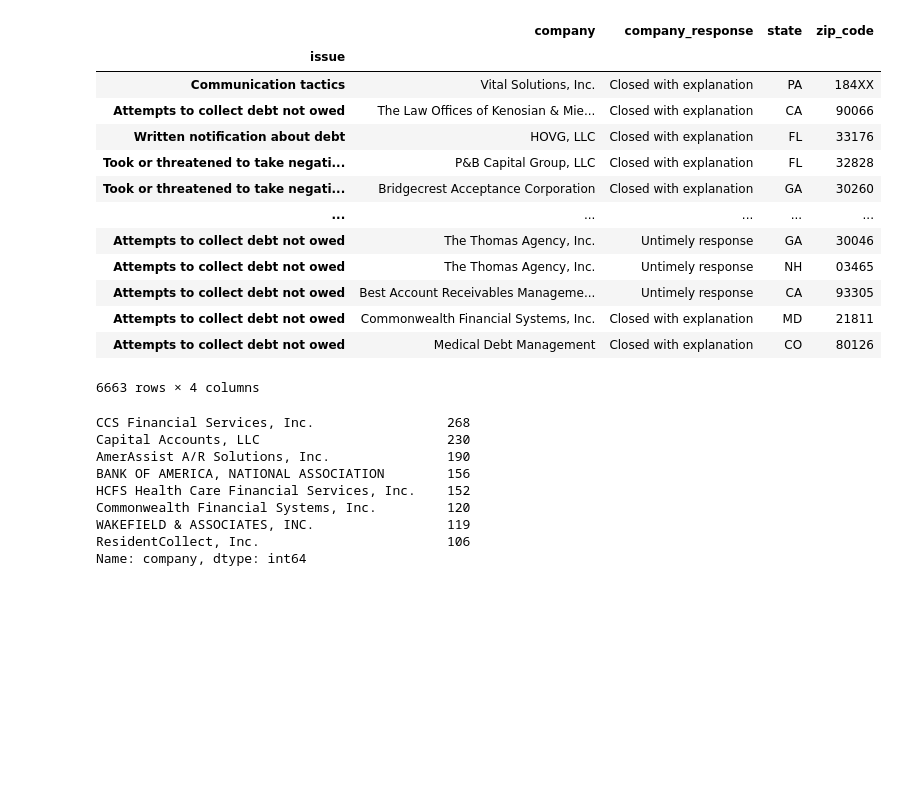
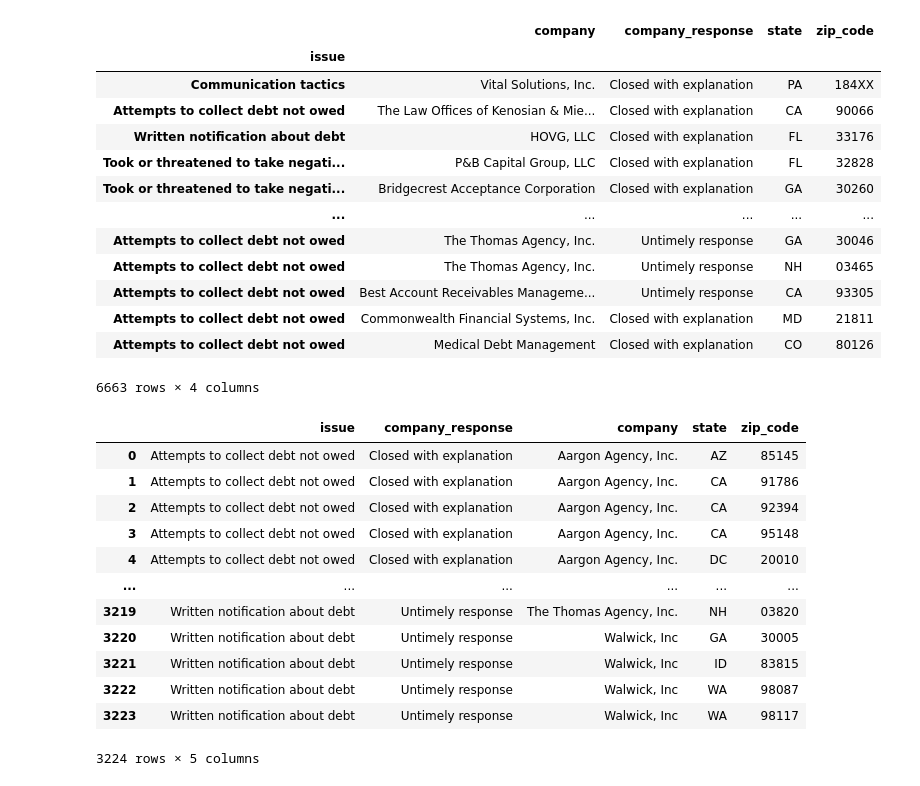
Before and after one commit to Hong-webport/Practicing_with_CFPB_API, a Jupyter notebook: ML_Debt.ipynb, the cells around one changed output. Saved outputs shown, nothing was run; the diff lists cells and outputs as text; code cells hidden in the pictures; blank space fills up the shorter version.

```diff
--- a/ML_Debt.ipynb
+++ b/ML_Debt.ipynb
@@ -87,31 +92,36 @@ Index(['issue', 'company', 'company_response', 'timely', 'state', 'zip_code'], d
 # %%
 o2123_df=debt_2123_df.groupby(['issue', 'company_response','company','state','zip_code']).count().reset_index()
 
-#o2123_df=o2123_df.drop(o2123_df[o2123_df.apply(lambda x: x.map(o2123_df.stack().value_counts()) == 2)].index)
-#condition = o2123_df.company.value_counts() <= 2
-#o2123_df = o2123_df.drop(o2123_df[o2123_df.company.value_counts() <= 2].index)
-
-# Drop rows based on the condition using an if statement
+# Drop rows based on the condition using an if statement: to only have company that has significant amount of complaints
 indices_to_drop = []
 for i in range(len(o2123_df)):
     value = o2123_df.at[i, 'company']
     count = (o2123_df['company'] == value).sum()
-    if count <= 100:  # Set the condition directly (count <= 1)
+    # if the number of complaint is below this amount, I use 50 for test, I use 20 for general
+    #if count <= 50:
+    if count <= 20:
         indices_to_drop.append(i)
 # Drop the rows from the DataFrame using the indices
 o2123_df.drop(indices_to_drop, inplace=True)
 
 # Reset the index if needed
 o2123_df.reset_index(drop=True, inplace=True)
-o2123_df['company'].value_counts()
+#uncomment the bolow to check the test
+#o2123_df['company'].value_counts()
 #o2123_df=o2123_df.groupby(['company','issue', 'company_response','state','zip_code']).count()
+#o2123_df
+o2123_df
 # %% [output]
+|  | issue | company_response | company | state | zip_code |
+| 0 | Attempts to collect debt not owed | Closed with explanation | Aargon Agency, Inc. | AZ | 85145 |
+| 1 | Attempts to collect debt not owed | Closed with explanation | Aargon Agency, Inc. | CA | 91786 |
+| 2 | Attempts to collect debt not owed | Closed with explanation | Aargon Agency, Inc. | CA | 92394 |
+| 3 | Attempts to collect debt not owed | Closed with explanation | Aargon Agency, Inc. | CA | 95148 |
+| 4 | Attempts to collect debt not owed | Closed with explanation | Aargon Agency, Inc. | DC | 20010 |
+| ... | ... | ... | ... | ... | ... |
+| 3219 | Written notification about debt | Untimely response | The Thomas Agency, Inc. | NH | 03820 |
+| 3220 | Written notification about debt | Untimely response | Walwick, Inc | GA | 30005 |
+| 3221 | Written notification about debt | Untimely response | Walwick, Inc | ID | 83815 |
+| 3222 | Written notification about debt | Untimely response | Walwick, Inc | WA | 98087 |
+| 3223 | Written notification about debt | Untimely response | Walwick, Inc | WA | 98117 |
-CCS Financial Services, Inc.                 268
-Capital Accounts, LLC                        230
-AmerAssist A/R Solutions, Inc.               190
-BANK OF AMERICA, NATIONAL ASSOCIATION        156
-HCFS Health Care Financial Services, Inc.    152
-Commonwealth Financial Systems, Inc.         120
-WAKEFIELD & ASSOCIATES, INC.                 119
-ResidentCollect, Inc.                        106
-Name: company, dtype: int64
+3224 rows × 5 columns
```
Also changed, not shown: parts of 6 cells of this notebook, 3 other files.
